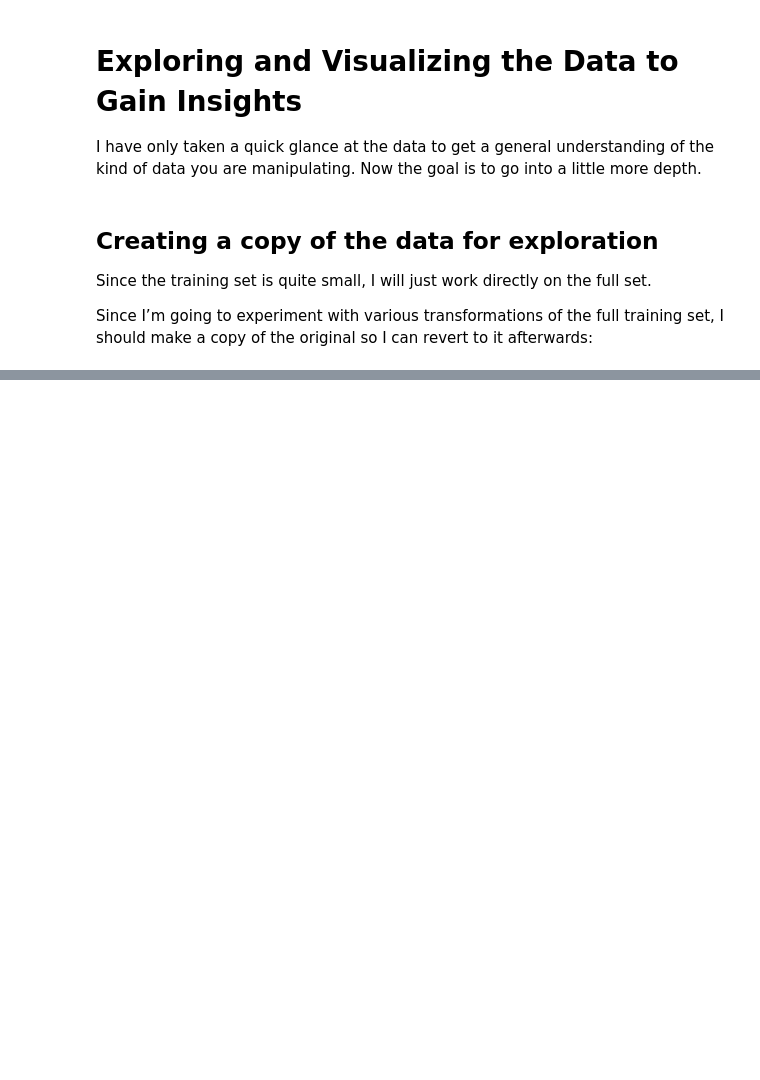
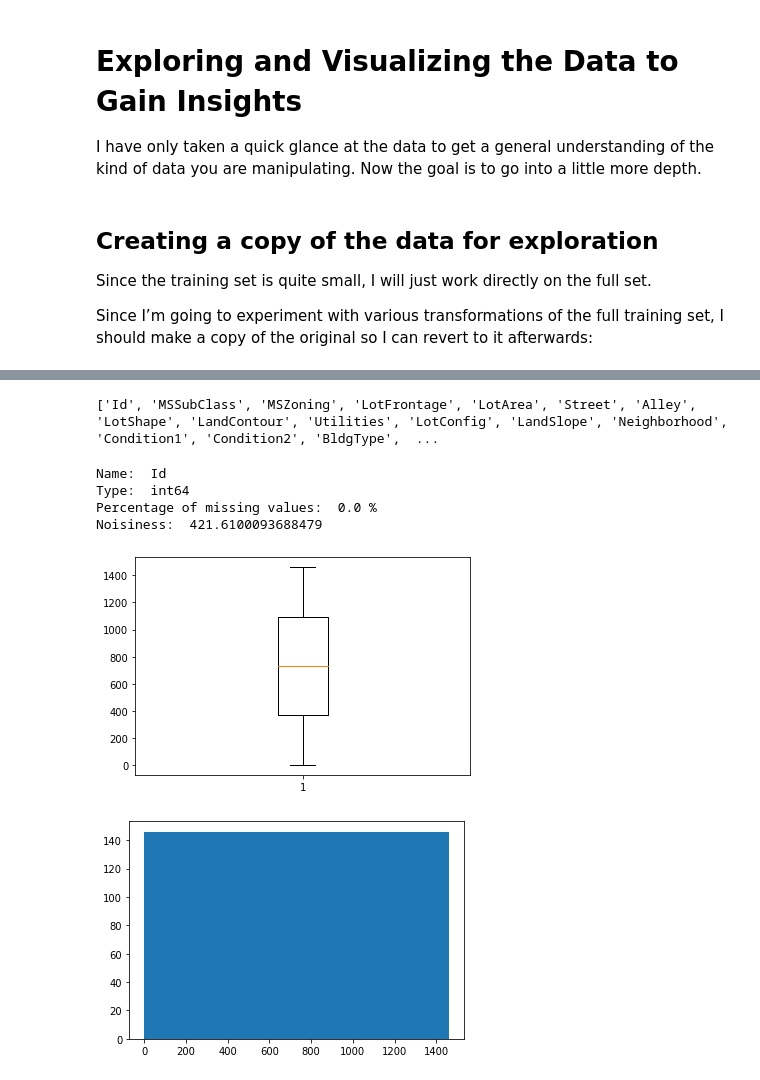
Before and after one commit to JosephArcila/Kaggle-Competition-House-Prices---Third-Edition, a Jupyter notebook: house-prices-third-edition.ipynb, the cells around one changed output, grey strips where cells are left out. Drawn from its saved outputs; the diff is of its cells as text; code cells hidden in the pictures; blank space fills up the shorter version.

Commit message:
Added study_attributes function to analyze the characteristics of each attribute in the dataset

```diff
--- a/house-prices-third-edition.ipynb
+++ b/house-prices-third-edition.ipynb
@@ -227,0 +236,36 @@ housing = train_set.copy()
+# %%
+import numpy as np
+
+def study_attributes(column):
+    print("Name: ", column)
+    print("Type: ", housing[column].dtype)
+    print("Percentage of missing values: ", round(housing[column].isnull().mean()*100, 2), "%")
+
+    # Noisiness and type of noise
+    if housing[column].dtype in ['int64', 'float64']:
+        print("Noisiness: ", housing[column].std())
+        plt.boxplot(housing[column].dropna())
+        plt.show()
+        # Check for outliers
+        if len(housing[column][housing[column] > housing[column].mean() + 3*housing[column].std()]) > 0:
+            print("Outliers: ", len(housing[column][housing[column] > housing[column].mean() + 3*housing[column].std()]))
+    elif housing[column].dtype == 'object':
+        print("Noisiness: ", len(housing[column].unique())/len(housing))
+
+    # Type of distribution
+    if housing[column].dtype in ['int64', 'float64']:
+        plt.hist(housing[column].dropna())
+        plt.show()
+# %%
+print(housing.columns.tolist())
+# %% [output]
+['Id', 'MSSubClass', 'MSZoning', 'LotFrontage', 'LotArea', 'Street', 'Alley', 'LotShape', 'LandContour', 'Utilities', 'LotConfig', 'LandSlope', 'Neighborhood', 'Condition1', 'Condition2', 'BldgType',  ...
+# %%
+study_attributes("Id")
+# %% [output]
+Name:  Id
+Type:  int64
+Percentage of missing values:  0.0 %
+Noisiness:  421.6100093688479
+[figure, added]
+[figure, added]
```
Also changed, not shown: parts of 6 cells of this notebook.
